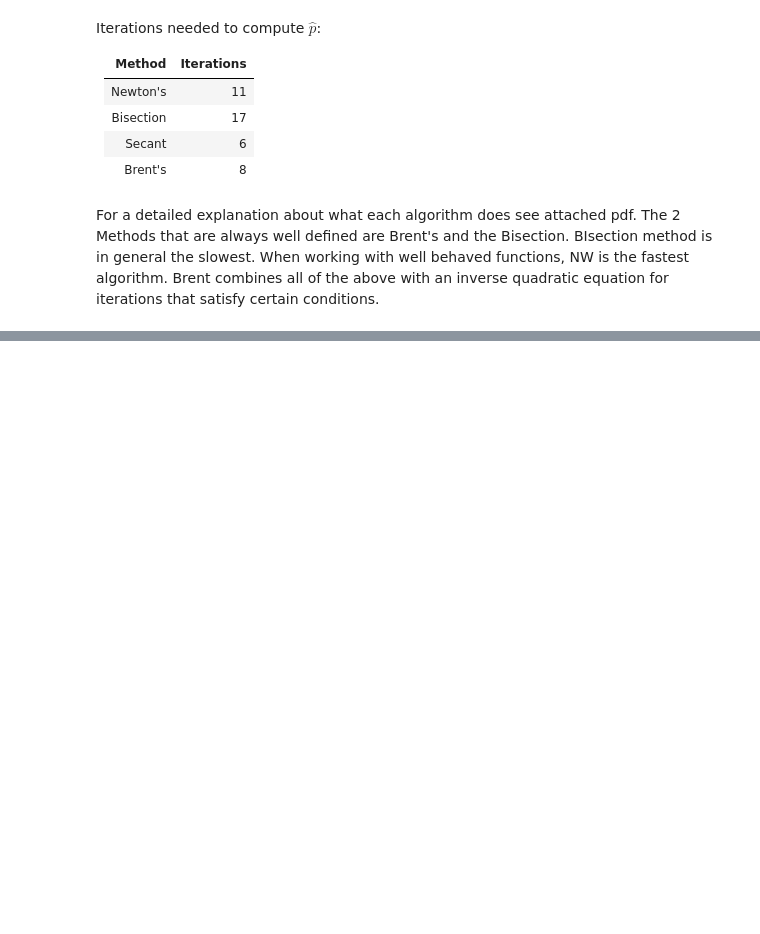
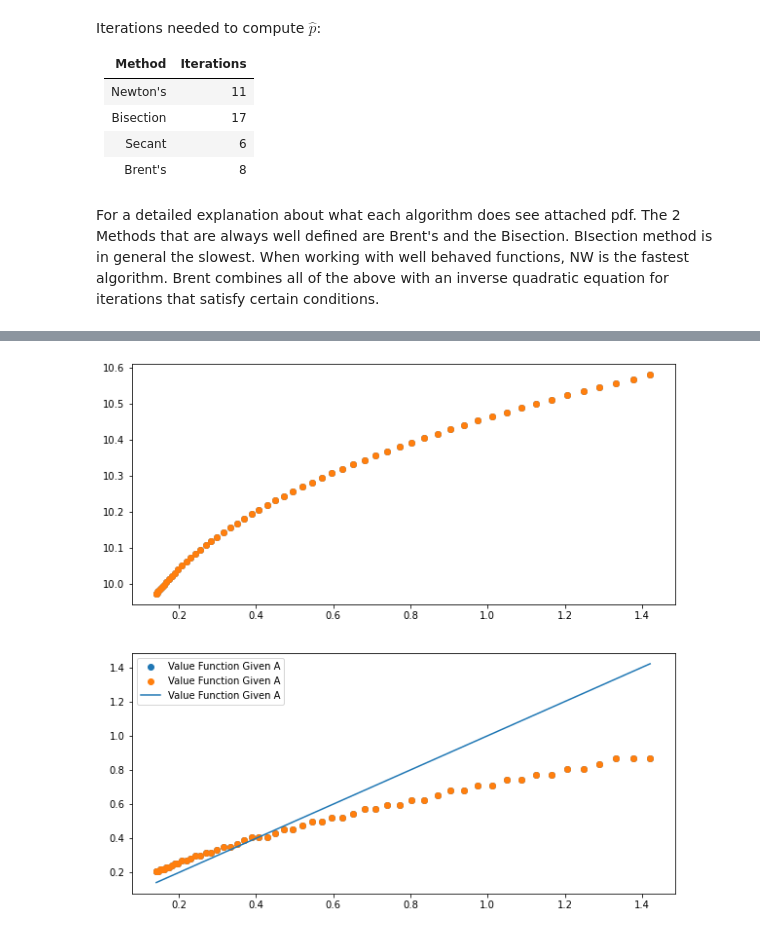
Before and after one commit to BelmudesLSB/Quantitative_Methods_2, a Jupyter notebook: PS3/PS3.ipynb, the cells around one changed output, grey strips where cells are left out. Saved outputs shown, nothing was run; the diff lists cells and outputs as text; code cells hidden in the pictures; blank space fills up the shorter version.

```diff
--- a/PS3/PS3.ipynb
+++ b/PS3/PS3.ipynb
@@ -158,0 +194,18 @@ For a detailed explanation about what each algorithm does see attached pdf. The
+# %%
+
+
+while iter < max_iter:
+    for r in range(n_A):
+        for c in range(n_k[C]):
+            V_1[r,c] = np.amax(U( A[r] * K[c]**α + (1-δ) * K[c] - K) + β * Π[r,:] @ V_0)
+            h_1[r,c] = np.argmax(U( A[r] * K[c]**α + (1-δ) * K[c] - K) + β * Π[r,:] @ V_0)
+    if np.amax(np.abs(V_1 - V_0))< error:
+        print("Solution Found")
+        print(f'Iterations', iter)
+        print(f'Error', np.amax(np.abs(V_1 - V_0)))
+        break
+    else:
+        V_0 = np.copy(V_1)
+        iter += 1
+        if iter >= max_iter:
+            print("No solution")
@@ -158,0 +309,12 @@ For a detailed explanation about what each algorithm does see attached pdf. The
+# %%
+fig, ax  = plt.subplots(2, figsize=(10,10))
+ax[0].scatter(K, V_1[3,:], label="Value Function Given A")
+ax[0].scatter(K, V_1[10,:], label="Value Function Given A")
+ax[1].scatter(K, K[h_1[3,:]], label="Value Function Given A")
+ax[1].scatter(K, K[h_1[10,:]], label="Value Function Given A")
+ax[1].plot(K, K, label="Value Function Given A")
+#plt.title("OSD abs error - 2SD abs error")
+plt.legend()
+plt.show()
+# %% [output]
+[figure, added]
```
Also changed, not shown: parts of 11 cells of this notebook.
